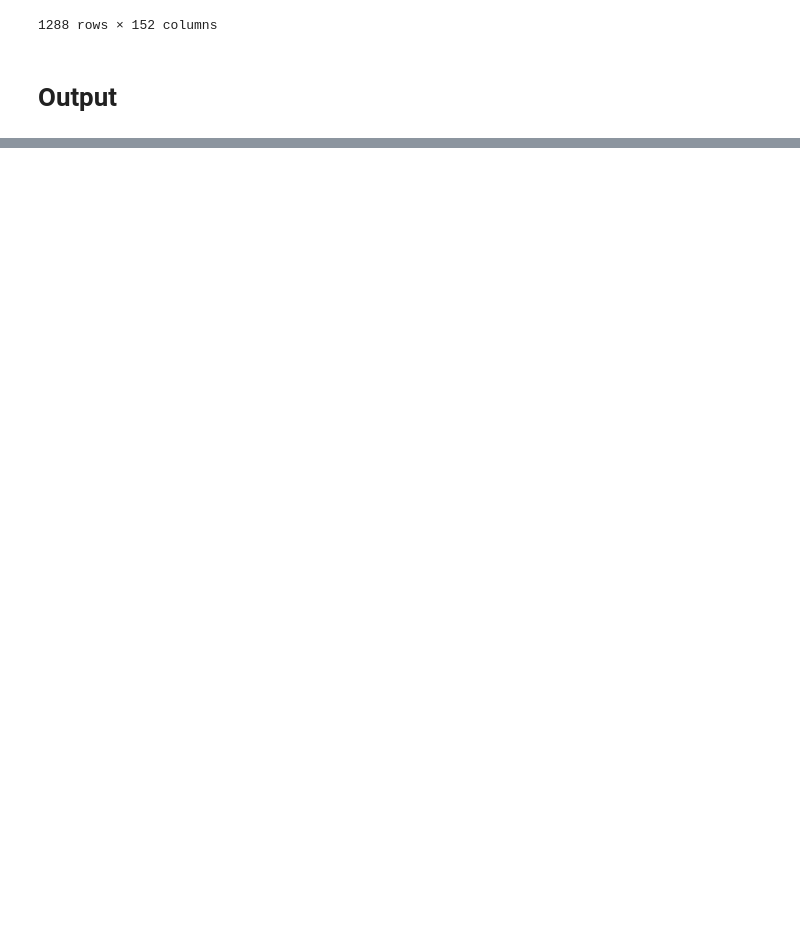
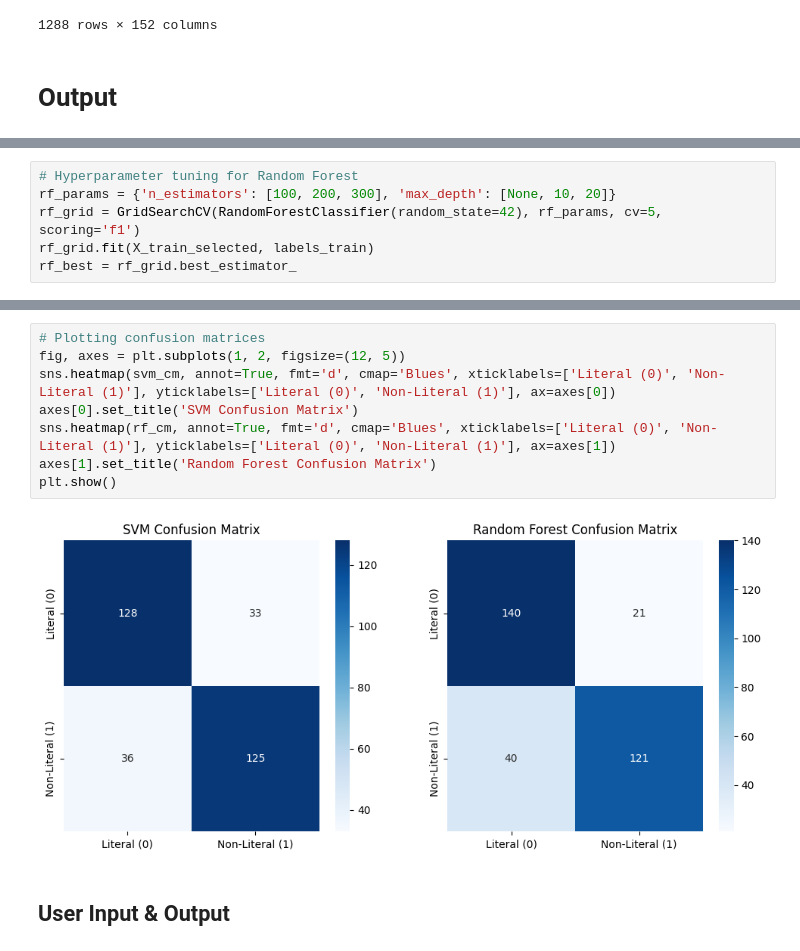
Before and after one commit to MiguelPartosa/Thesis-FOS-BinaryClass-WSD, a Jupyter notebook: Ensemble Model.ipynb, the cells around one changed output, grey strips where cells are left out. Drawn from its saved outputs; the diff is of its cells as text; blank space fills up the shorter version.

```diff
--- a/Ensemble Model.ipynb
+++ b/Ensemble Model.ipynb
@@ -518,0 +587,6 @@ pd.concat([df_train, df_pca_kmeans], axis=1)
+# %%
+# Hyperparameter tuning for Random Forest
+rf_params = {'n_estimators': [100, 200, 300], 'max_depth': [None, 10, 20]}
+rf_grid = GridSearchCV(RandomForestClassifier(random_state=42), rf_params, cv=5, scoring='f1')
+rf_grid.fit(X_train_selected, labels_train)
+rf_best = rf_grid.best_estimator_
@@ -518,0 +715,12 @@ pd.concat([df_train, df_pca_kmeans], axis=1)
+# %%
+# Plotting confusion matrices
+fig, axes = plt.subplots(1, 2, figsize=(12, 5))
+sns.heatmap(svm_cm, annot=True, fmt='d', cmap='Blues', xticklabels=['Literal (0)', 'Non-Literal (1)'], yticklabels=['Literal (0)', 'Non-Literal (1)'], ax=axes[0])
+axes[0].set_title('SVM Confusion Matrix')
+sns.heatmap(rf_cm, annot=True, fmt='d', cmap='Blues', xticklabels=['Literal (0)', 'Non-Literal (1)'], yticklabels=['Literal (0)', 'Non-Literal (1)'], ax=axes[1])
+axes[1].set_title('Random Forest Confusion Matrix')
+plt.show()
+# %% [output]
+[figure, added]
+# %% [markdown]
+## User Input & Output
```
Also changed, not shown: parts of 23 cells of this notebook.
